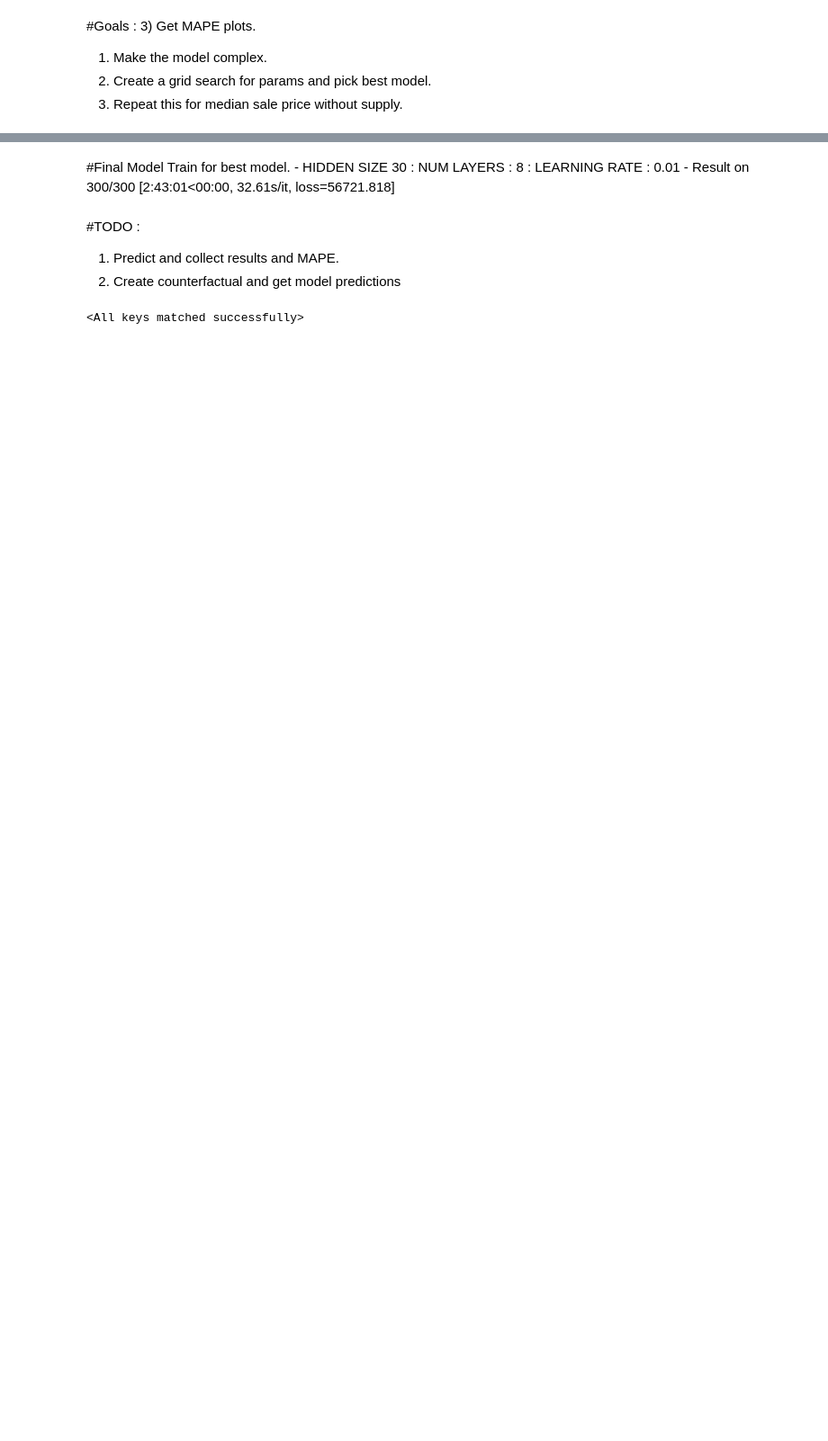
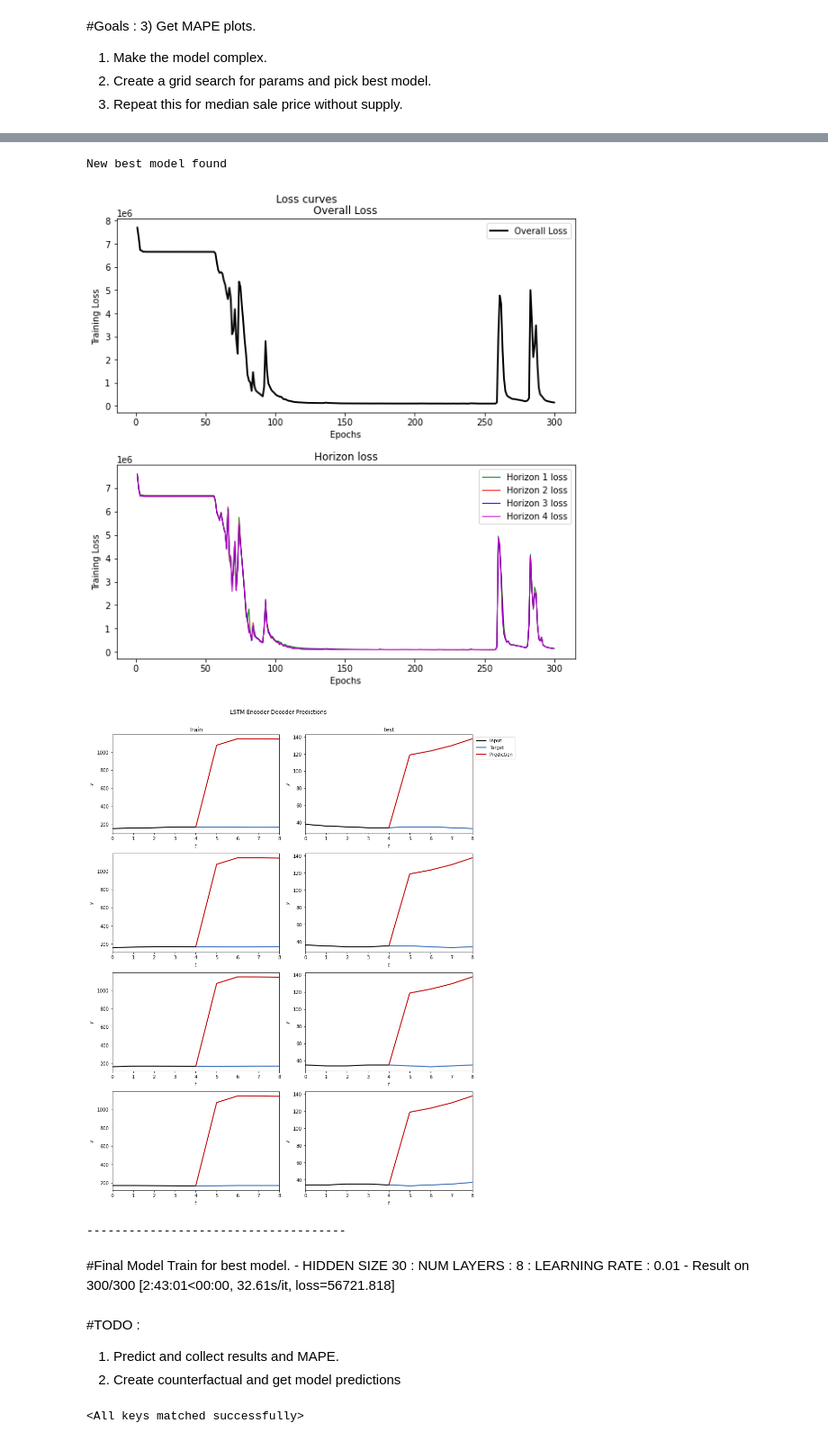
Before and after one commit to sparsha1644/HomePriceBeastNew, a Jupyter notebook: LSTM_EncoderDecoder.ipynb, the cells around one changed output, grey strips where cells are left out. Shown at 90% size. Drawn from its saved outputs; the diff is of its cells as text; code cells hidden in the pictures; blank space fills up the shorter version.

```diff
--- a/LSTM_EncoderDecoder.ipynb
+++ b/LSTM_EncoderDecoder.ipynb
@@ -341,8 +341,6 @@ def plot_train_test_results(lstm_model, Xtrain, Ytrain, Xtest, Ytest, num_rows =
     : param Xtest: np.array of windowed test input data
     : param Ytest: np.array of windowed test target data
     : param num_rows: number of training/test examples to plot
-    : return: num_rows x 2 plots; first column is training data predictions,
-    : second column is test data predictions
     '''
     offset = random.randint(5, Ytest.shape[1]-num_rows)
     # input window size
@@ -472,12 +470,12 @@ def plot_loss_values(loss, losses_per_horizon):
 5) Repeat this for median sale price without supply.
 # %%
 H=3
-hidden_sizes = [30,40]
-layers = [2,4,6]
-learning_rates = [0.02,0.04]
+hidden_sizes = [40]
+layers = [2]
+learning_rates = [0.02]
 dropouts = [0.0]
 n_epochs = 300
-batch_size = 5000
+batch_size = 20000
 
 best_model = None
 best_loss = float("inf")
@@ -517,6 +515,6 @@ for h in hidden_sizes:
 
 
                 print("-------------------------------------")
-torch.save(best_model.state_dict(), './inv_model.pth')
+torch.save(best_model.state_dict(), './inv_model_new.pth')
 # %% [output]
 -------------------------------------
@@ -524,3 +522,7 @@ HIDDEN SIZE 30 : NUM LAYERS : 2 : LEARNING RATE : 0.02 : DROP OUT : 0.0
+New best model found
+[figure, added]
+[figure, added]
+-------------------------------------
 # %% [markdown]
 #Final Model Train for best model. - HIDDEN SIZE 30 : NUM LAYERS : 8 : LEARNING RATE : 0.01 - Result on 300/300 [2:43:01<00:00, 32.61s/it, loss=56721.818]
 # %%
```
Also changed, not shown: parts of 19 cells of this notebook, 32 other files.
